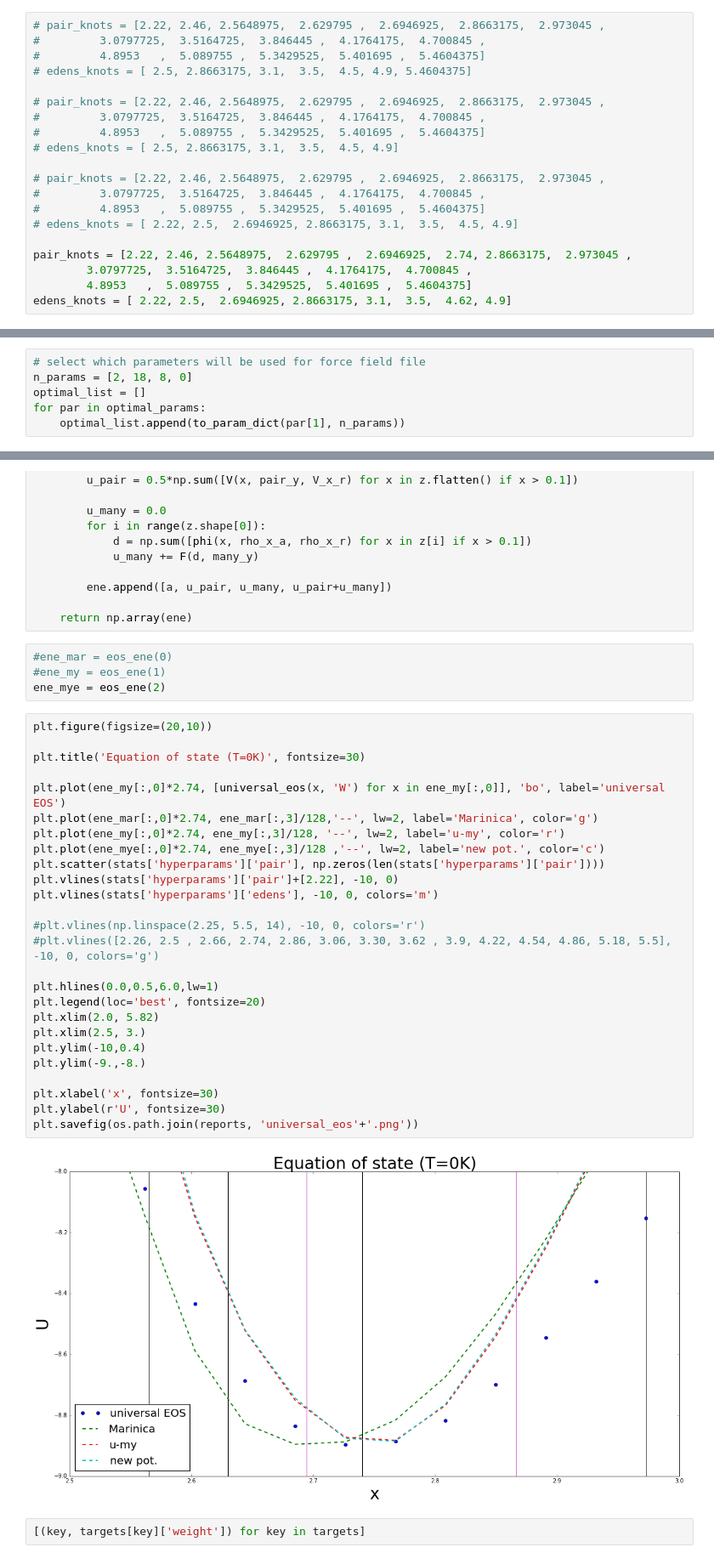
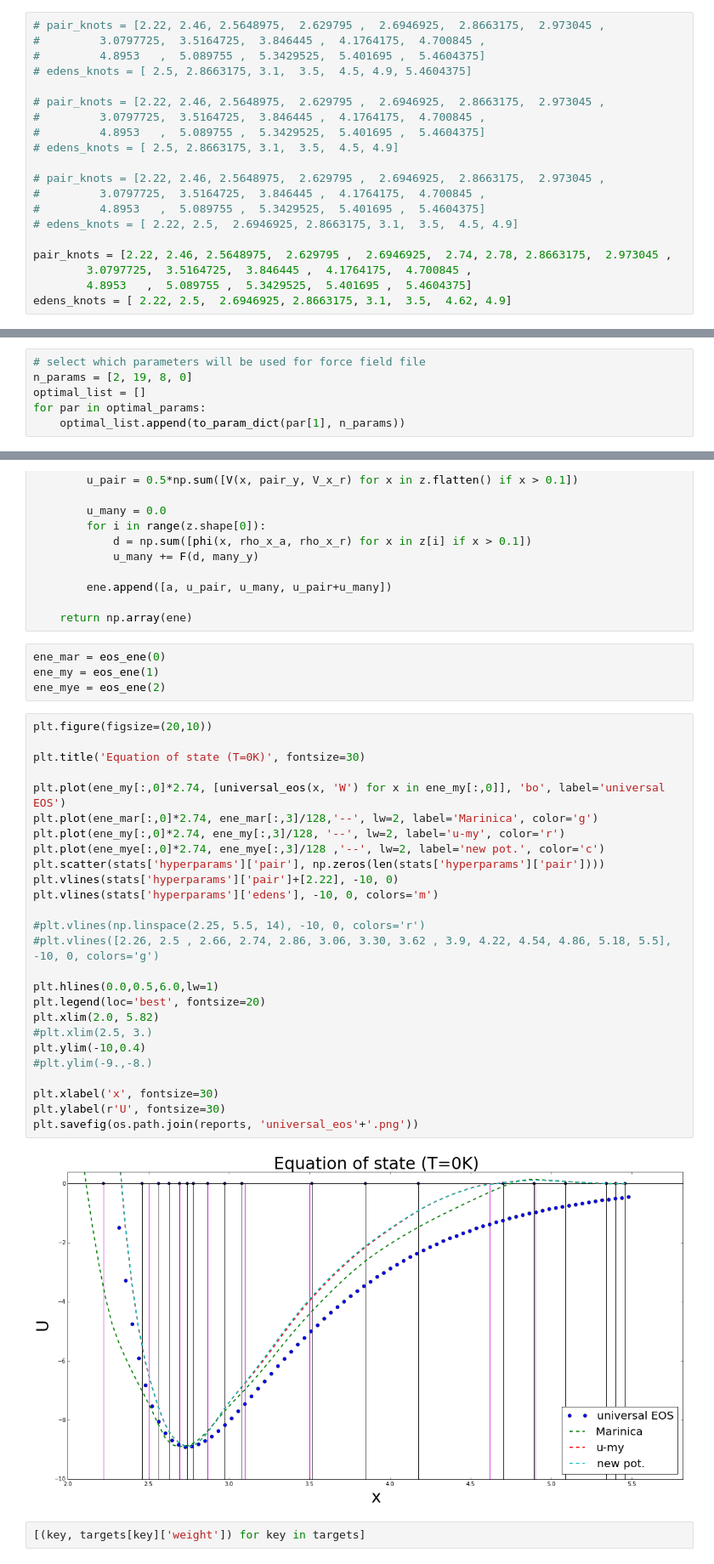
Before and after one commit to vlcekl/eam-models, a Jupyter notebook: notebooks/inspect_and_save.ipynb, the cells around one changed output, grey strips where cells are left out. Shown at 85% size. Cells and saved outputs as stored; diff of their text form.

```diff
--- a/notebooks/inspect_and_save.ipynb
+++ b/notebooks/inspect_and_save.ipynb
@@ -135,7 +135,7 @@ def downselect(stats_inp, pair_knots, edens_knots):
 #         4.8953   ,  5.089755 ,  5.3429525,  5.401695 ,  5.4604375]
 # edens_knots = [ 2.22, 2.5,  2.6946925, 2.8663175, 3.1,  3.5,  4.5, 4.9]
 
-pair_knots = [2.22, 2.46, 2.5648975,  2.629795 ,  2.6946925,  2.74, 2.8663175,  2.973045 ,
+pair_knots = [2.22, 2.46, 2.5648975,  2.629795 ,  2.6946925,  2.74, 2.78, 2.8663175,  2.973045 ,
         3.0797725,  3.5164725,  3.846445 ,  4.1764175,  4.700845 ,
         4.8953   ,  5.089755 ,  5.3429525,  5.401695 ,  5.4604375]
 edens_knots = [ 2.22, 2.5,  2.6946925, 2.8663175, 3.1,  3.5,  4.62, 4.9]
@@ -586,6 +604,6 @@ optimal_params
 # %%
 # select which parameters will be used for force field file
-n_params = [2, 18, 8, 0]
+n_params = [2, 19, 8, 0]
 optimal_list = []
 for par in optimal_params:
     optimal_list.append(to_param_dict(par[1], n_params))
@@ -650,37 +668,37 @@ def eos_ene(ff_id):
 
     return np.array(ene)
 # %%
-#ene_mar = eos_ene(0)
-#ene_my = eos_ene(1)
+ene_mar = eos_ene(0)
+ene_my = eos_ene(1)
 ene_mye = eos_ene(2)
 # %%
 plt.figure(figsize=(20,10))
 
 plt.title('Equation of state (T=0K)', fontsize=30)
 
 plt.plot(ene_my[:,0]*2.74, [universal_eos(x, 'W') for x in ene_my[:,0]], 'bo', label='universal EOS')
 plt.plot(ene_mar[:,0]*2.74, ene_mar[:,3]/128,'--', lw=2, label='Marinica', color='g')
 plt.plot(ene_my[:,0]*2.74, ene_my[:,3]/128, '--', lw=2, label='u-my', color='r')
 plt.plot(ene_mye[:,0]*2.74, ene_mye[:,3]/128 ,'--', lw=2, label='new pot.', color='c')
 plt.scatter(stats['hyperparams']['pair'], np.zeros(len(stats['hyperparams']['pair'])))
 plt.vlines(stats['hyperparams']['pair']+[2.22], -10, 0)
 plt.vlines(stats['hyperparams']['edens'], -10, 0, colors='m')
 
 #plt.vlines(np.linspace(2.25, 5.5, 14), -10, 0, colors='r')
 #plt.vlines([2.26, 2.5 , 2.66, 2.74, 2.86, 3.06, 3.30, 3.62 , 3.9, 4.22, 4.54, 4.86, 5.18, 5.5], -10, 0, colors='g')
 
 plt.hlines(0.0,0.5,6.0,lw=1)
 plt.legend(loc='best', fontsize=20)
 plt.xlim(2.0, 5.82)
-plt.xlim(2.5, 3.)
+#plt.xlim(2.5, 3.)
 plt.ylim(-10,0.4)
-plt.ylim(-9.,-8.)
+#plt.ylim(-9.,-8.)
 
 plt.xlabel('x', fontsize=30)
 plt.ylabel(r'U', fontsize=30)
 plt.savefig(os.path.join(reports, 'universal_eos'+'.png'))
 # %% [output]
-[figure, old version]
+[figure, new version]
 # %%
 [(key, targets[key]['weight']) for key in targets]
 # %% [output]
```
Also changed, not shown: parts of 11 cells of this notebook, 9 other files.
